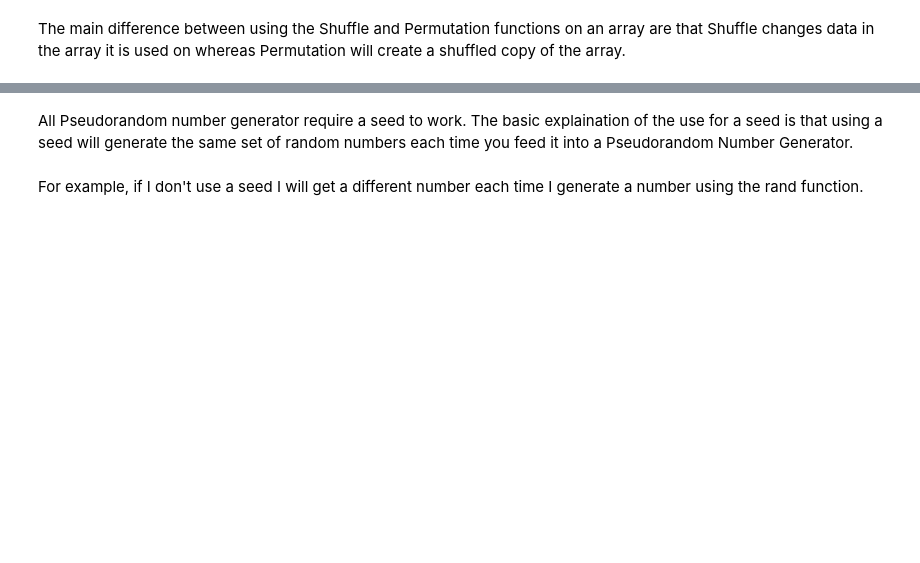
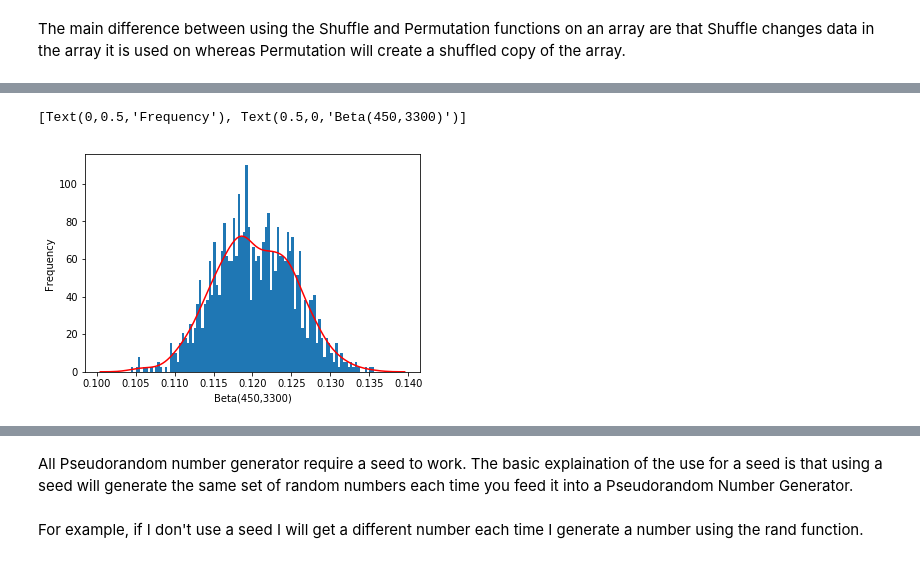
Before and after one commit to ConorHogan/PFDA-Practical-Assignment, a Jupyter notebook: PFDA-Practical-Assignment-Notebook.ipynb, the cells around one changed output, grey strips where cells are left out. Saved outputs shown, nothing was run; the diff lists cells and outputs as text; code cells hidden in the pictures; blank space fills up the shorter version.

```diff
--- a/PFDA-Practical-Assignment-Notebook.ipynb
+++ b/PFDA-Practical-Assignment-Notebook.ipynb
@@ -400,0 +383,10 @@ expo_data.std()
+# %%
+ax = sns.distplot(updatebeta_data,
+                kde=True,
+                bins=100,
+                kde_kws={"color": "r"},
+                hist_kws={"linewidth": 15,'alpha':1})
+ax.set(xlabel='Beta(450,3300)', ylabel='Frequency')
+# %% [output]
+[Text(0,0.5,'Frequency'), Text(0.5,0,'Beta(450,3300)')]
+[figure, added]
```
Also changed, not shown: parts of 93 cells of this notebook.
